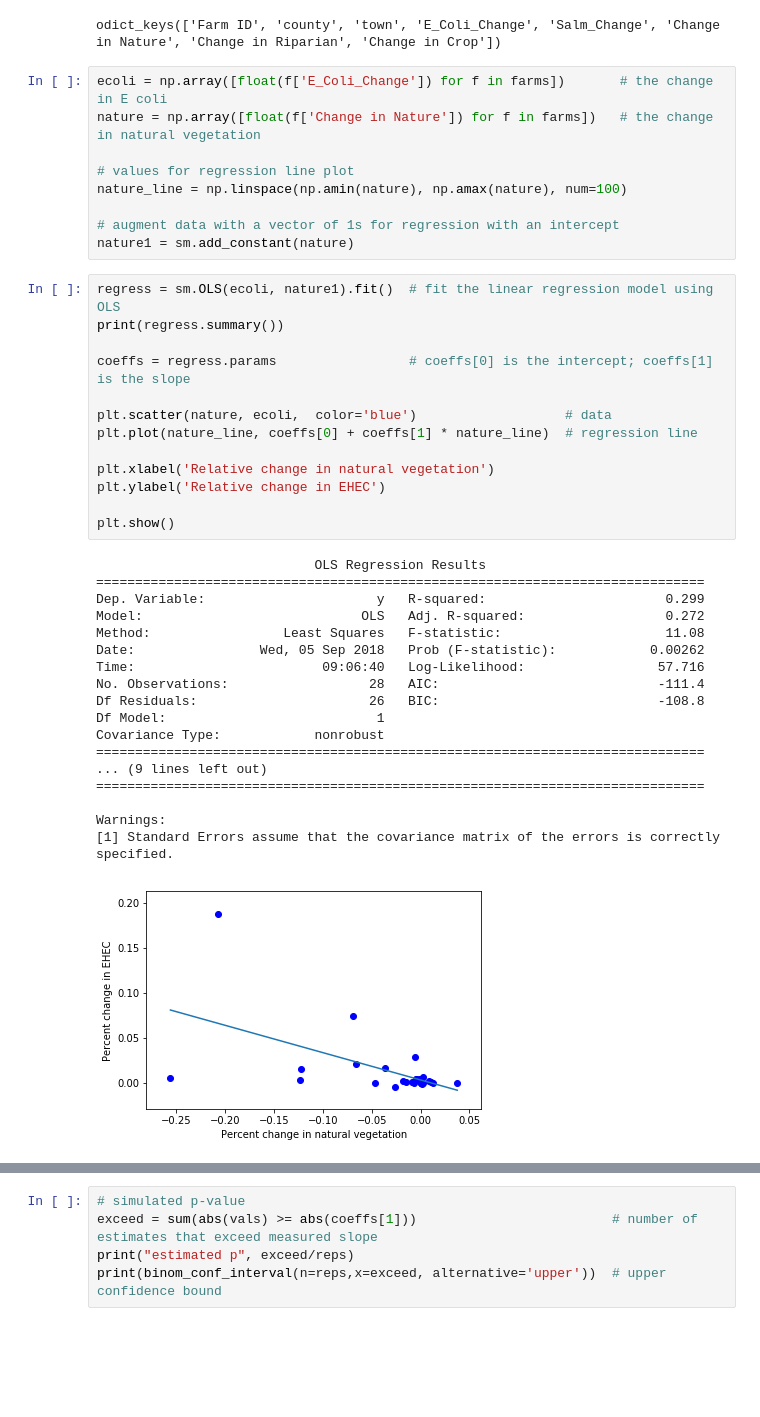
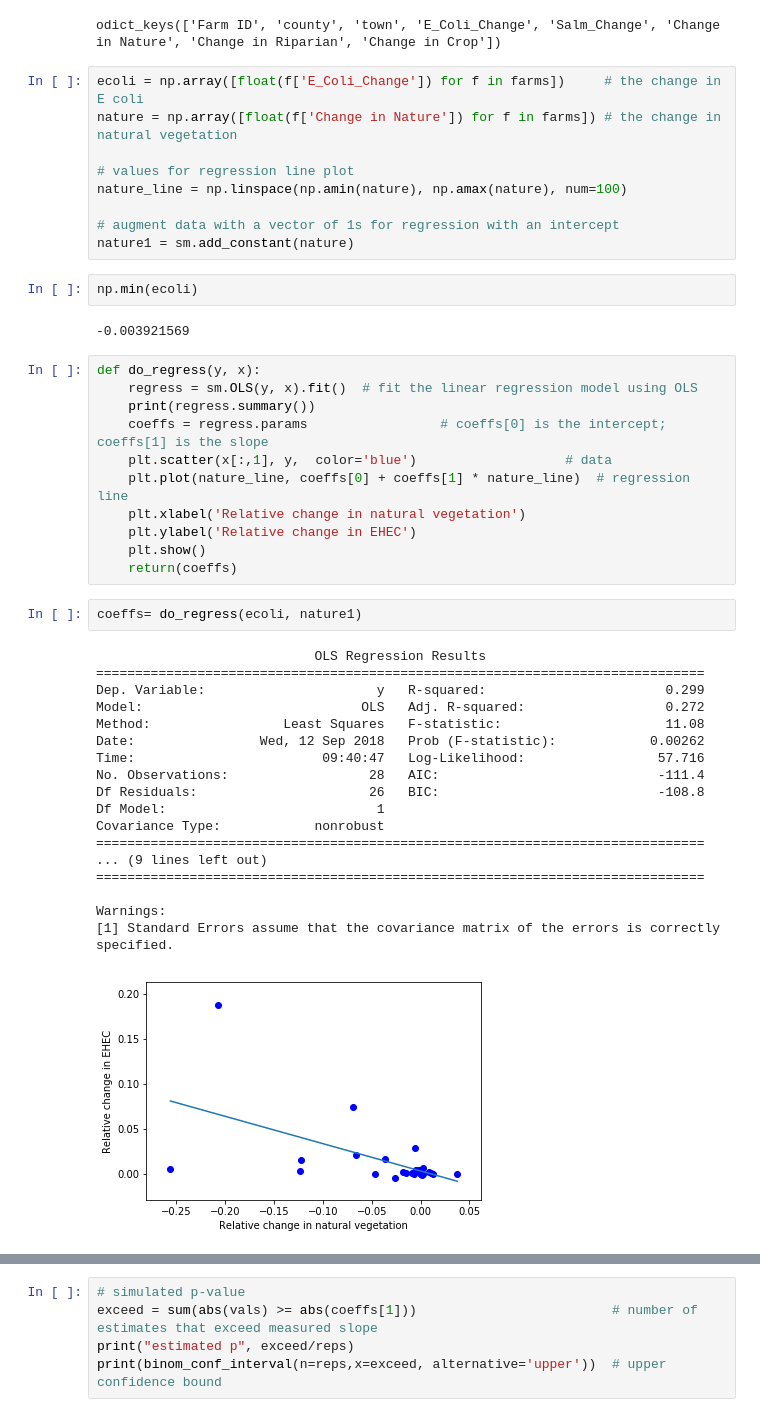
Before and after one commit to pbstark/Repro-s159-f19, a Jupyter notebook: Code/karpEtal15.ipynb, the cells around one changed output, grey strips where cells are left out. Saved outputs shown, nothing was run; the diff lists cells and outputs as text; blank space fills up the shorter version.

Commit message:
improved Karp notebook; added floating point citation

```diff
--- a/Code/karpEtal15.ipynb
+++ b/Code/karpEtal15.ipynb
@@ -36,43 +36,47 @@ farms[0].keys()
 # %% [output]
 odict_keys(['Farm ID', 'county', 'town', 'E_Coli_Change', 'Salm_Change', 'Change in Nature', 'Change in Riparian', 'Change in Crop'])
 # %%
-ecoli = np.array([float(f['E_Coli_Change']) for f in farms])       # the change in E coli
-nature = np.array([float(f['Change in Nature']) for f in farms])   # the change in natural vegetation
+ecoli = np.array([float(f['E_Coli_Change']) for f in farms])     # the change in E coli
+nature = np.array([float(f['Change in Nature']) for f in farms]) # the change in natural vegetation
 
 # values for regression line plot
 nature_line = np.linspace(np.amin(nature), np.amax(nature), num=100)
 
 # augment data with a vector of 1s for regression with an intercept
 nature1 = sm.add_constant(nature)
+# %%
+np.min(ecoli)
+# %% [output]
+-0.003921569
 # %%
-regress = sm.OLS(ecoli, nature1).fit()  # fit the linear regression model using OLS
-print(regress.summary())
-
-coeffs = regress.params                 # coeffs[0] is the intercept; coeffs[1] is the slope
-
-plt.scatter(nature, ecoli,  color='blue')                   # data
-plt.plot(nature_line, coeffs[0] + coeffs[1] * nature_line)  # regression line
-
-plt.xlabel('Relative change in natural vegetation')
-plt.ylabel('Relative change in EHEC')
-
-plt.show()
+def do_regress(y, x):
+    regress = sm.OLS(y, x).fit()  # fit the linear regression model using OLS
+    print(regress.summary())
+    coeffs = regress.params                 # coeffs[0] is the intercept; coeffs[1] is the slope
+    plt.scatter(x[:,1], y,  color='blue')                   # data
+    plt.plot(nature_line, coeffs[0] + coeffs[1] * nature_line)  # regression line
+    plt.xlabel('Relative change in natural vegetation')
+    plt.ylabel('Relative change in EHEC')
+    plt.show()
+    return(coeffs)
-# %% [output]
-                            OLS Regression Results
-==============================================================================
-Dep. Variable:                      y   R-squared:                       0.299
-Model:                            OLS   Adj. R-squared:                  0.272
-Method:                 Least Squares   F-statistic:                     11.08
-Date:                Wed, 05 Sep 2018   Prob (F-statistic):            0.00262
-Time:                        09:06:40   Log-Likelihood:                 57.716
-No. Observations:                  28   AIC:                            -111.4
-Df Residuals:                      26   BIC:                            -108.8
-Df Model:                           1
-Covariance Type:            nonrobust
-==============================================================================
-... (9 lines left out)
-==============================================================================
-
-Warnings:
-[1] Standard Errors assume that the covariance matrix of the errors is correctly specified.
-[figure, removed]
+# %%
+coeffs= do_regress(ecoli, nature1)
+# %% [output]
+                            OLS Regression Results
+==============================================================================
+Dep. Variable:                      y   R-squared:                       0.299
+Model:                            OLS   Adj. R-squared:                  0.272
+Method:                 Least Squares   F-statistic:                     11.08
+Date:                Wed, 12 Sep 2018   Prob (F-statistic):            0.00262
+Time:                        09:40:47   Log-Likelihood:                 57.716
+No. Observations:                  28   AIC:                            -111.4
+Df Residuals:                      26   BIC:                            -108.8
+Df Model:                           1
+Covariance Type:            nonrobust
+==============================================================================
+... (9 lines left out)
+==============================================================================
+
+Warnings:
+[1] Standard Errors assume that the covariance matrix of the errors is correctly specified.
+[figure, added]
```
Also changed, not shown: parts of 17 cells of this notebook, 3 other files.
